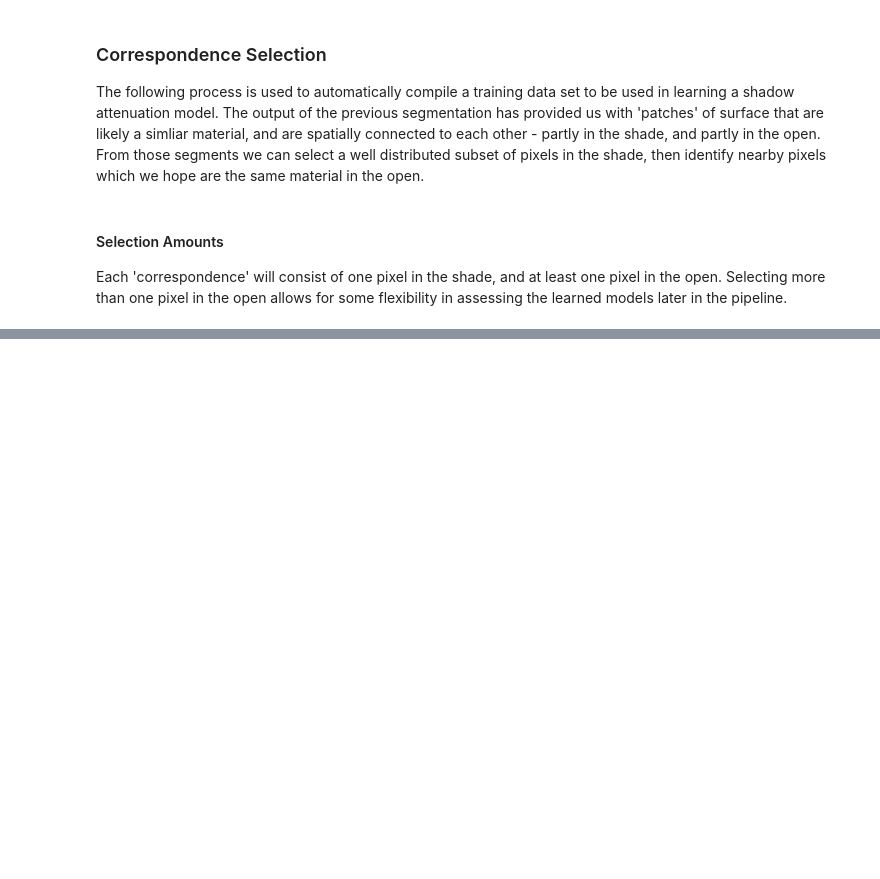
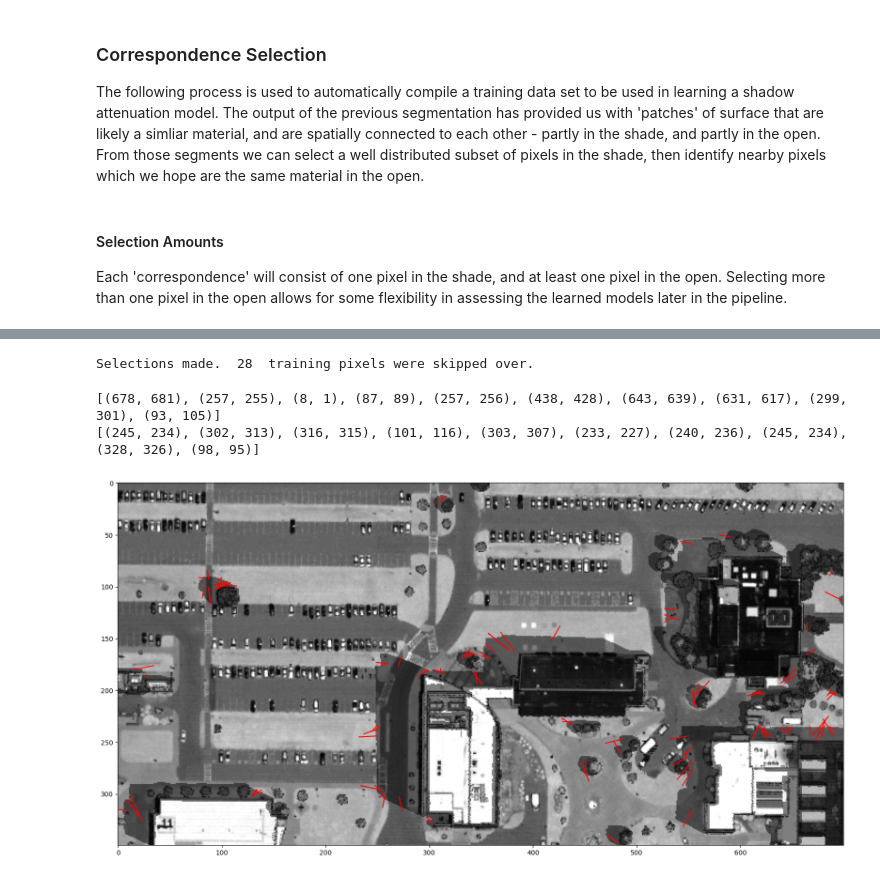
Before and after one commit to iditmer/HyperspectralShadowCompensation, a Jupyter notebook: 02_identifying_correspondences.ipynb, the cells around one changed output, grey strips where cells are left out. Drawn from its saved outputs; the diff is of its cells as text; code cells hidden in the pictures; blank space fills up the shorter version.

Commit message:
Modify correspondence search criteria

```diff
--- a/02_identifying_correspondences.ipynb
+++ b/02_identifying_correspondences.ipynb
@@ -3,13 +3,16 @@
 
 The following process is used to automatically compile a training data set to be used in learning a shadow attenuation model. The output of the previous segmentation has provided us with 'patches' of surface that are likely a simliar material, and are spatially connected to each other - partly in the shade, and partly in the open. From those segments we can select a well distributed subset of pixels in the shade, then identify nearby pixels which we hope are the same material in the open.
 # %%
+%matplotlib inline
 import matplotlib.pyplot as plt
 import numpy as np
+import cv2 as cv
 import pickle
 
 lidar_import = np.load('data/lidar_data.npz')
 intensity = lidar_import['intensity']
 dem = lidar_import['dem']
+shadow = lidar_import['shadow']
 
 lidar_segment_import = pickle.load(open('data/lidar_segmentation.p', 'rb'))
 # %% [markdown]
@@ -19,7 +22,7 @@ Each 'correspondence' will consist of one pixel in the shade, and at least one p
 # %%
 rng = np.random.default_rng(131071)
 
-number_of_correspondences = 200
+number_of_correspondences = 500
 number_of_candidate_pairs = 5
 
 # building a list of (region_id, pixel_index) pairs to build training data from
@@ -31,3 +38,14 @@ for i in range(number_of_correspondences):
+# %%
+dilation_kernel = cv.getStructuringElement(cv.MORPH_ELLIPSE, (4,4))
+shadow = cv.dilate(np.uint8(shadow), dilation_kernel).astype(bool)
+
+shadow_pixels = np.where(shadow)
+shadow_pixels = set(zip(shadow_pixels[0], shadow_pixels[1]))
+
+for region_id in lidar_segment_import:
+    for pixel in lidar_segment_import[region_id]['open']:
+        if pixel in shadow_pixels:
+            lidar_segment_import[region_id]['open'].remove(pixel)
 # %% [markdown]
 #### Candidate Pixel Identification ####
 
@@ -41,19 +59,32 @@ Once we have a batch of randomly selected shadow pixels, we need to pair them up
 
 # building a collection of the form { shade_pixel: possible_open_pixels[] }
 training_data = {}
+search_radius_in_pixels = 20
+number_of_training_pixels_skipped = 0
 
 for region_id, pixel_index in training_pixels_in_shade:
 
     training_pixel = lidar_segment_import[region_id]['shade'][pixel_index]
-    training_data[training_pixel] = []
+
+    search_window = []
+    for row in range(training_pixel[0] - search_radius_in_pixels, training_pixel[0] + search_radius_in_pixels):
+        for column in range(training_pixel[1] - search_radius_in_pixels, training_pixel[1] + search_radius_in_pixels):
+            search_window.append((row,column))
+
+    search_window = set(search_window)
+    search_window = list(search_window.intersection(set(lidar_segment_import[region_id]['open'])))
 
     # matrix of observations in associated 'open' patch adjacent to training pixel
-    candidate_data = np.array([[pixel[0], pixel[1], dem[pixel], intensity[pixel]]
-                               for pixel in lidar_segment_import[region_id]['open']])
+    candidate_data = np.array([[dem[pixel], intensity[pixel]] for pixel in search_window ])
+
+    if candidate_data.shape[0] < number_of_candidate_pairs:
+        number_of_training_pixels_skipped += 1
+        continue
 
     # scale feature values to candidate max to mitigate uneven weighting
     candidate_max = np.max(candidate_data, axis=0)
-    training_point = np.array([training_pixel[0], training_pixel[1], dem[training_pixel], intensity[training_pixel]])
+    candidate_data = candidate_data / candidate_max
+    training_point = np.array([dem[training_pixel], intensity[training_pixel]])
     training_point = training_point / candidate_max
 
     # compute distances of candidate pixels from training pixel; select specified number of
@@ -61,8 +92,43 @@ for region_id, pixel_index in training_pixels_in_shade:
     candidate_distances = np.sum((candidate_data - training_point) ** 2, axis=1)
     ascending_distance_indices = np.argsort(candidate_distances)
 
+    # note the candidate data matrix will have one row per pixel in search window, so the sorted index
+    # can be used to identify the pixel location using the search_window as follows
+    training_data[training_pixel] = []
     for candidate_index in ascending_distance_indices[:number_of_candidate_pairs]:
-        training_data[training_pixel].append(lidar_segment_import[region_id]['open'][candidate_index])
+        training_data[training_pixel].append(search_window[candidate_index])
 
-
+print('Selections made. ', number_of_training_pixels_skipped, ' training pixels were skipped over.')
 pickle.dump(training_data, open('data/training_correspondences.p', 'wb'))
+# %% [output]
+Selections made.  28  training pixels were skipped over.
+# %%
+import random
+
+num_examples = 120
+training_keys = list(training_data.keys())
+example_shadow_pixels = [ training_keys[i] for i in np.random.randint(0, len(training_keys), (num_examples)) ]
+
+correspondence_x_vals = []
+correspondence_y_vals = []
+
+for i in range(num_examples):
+    correspondence_x_vals.append((example_shadow_pixels[i][1], training_data[example_shadow_pixels[i]][0][1]))
+    correspondence_y_vals.append((example_shadow_pixels[i][0], training_data[example_shadow_pixels[i]][0][0]))
+
+print(correspondence_x_vals[:10])
+print(correspondence_y_vals[:10])
+
+shaded_intensity = intensity.copy()
+for pixel in shadow_pixels:
+    shaded_intensity[pixel] *= 0.5
+
+plt.figure(figsize=(20,20))
+plt.imshow(shaded_intensity, cmap='gray')
+for i in range(num_examples):
+    plt.plot(correspondence_x_vals[i], correspondence_y_vals[i], '-r')
+plt.show()
+# %% [output]
+[(678, 681), (257, 255), (8, 1), (87, 89), (257, 256), (438, 428), (643, 639), (631, 617), (299, 301), (93, 105)]
+[(245, 234), (302, 313), (316, 315), (101, 116), (303, 307), (233, 227), (240, 236), (245, 234), (328, 326), (98, 95)]
+[figure, added]
```
Also changed, not shown: parts of 2 cells of this notebook.
